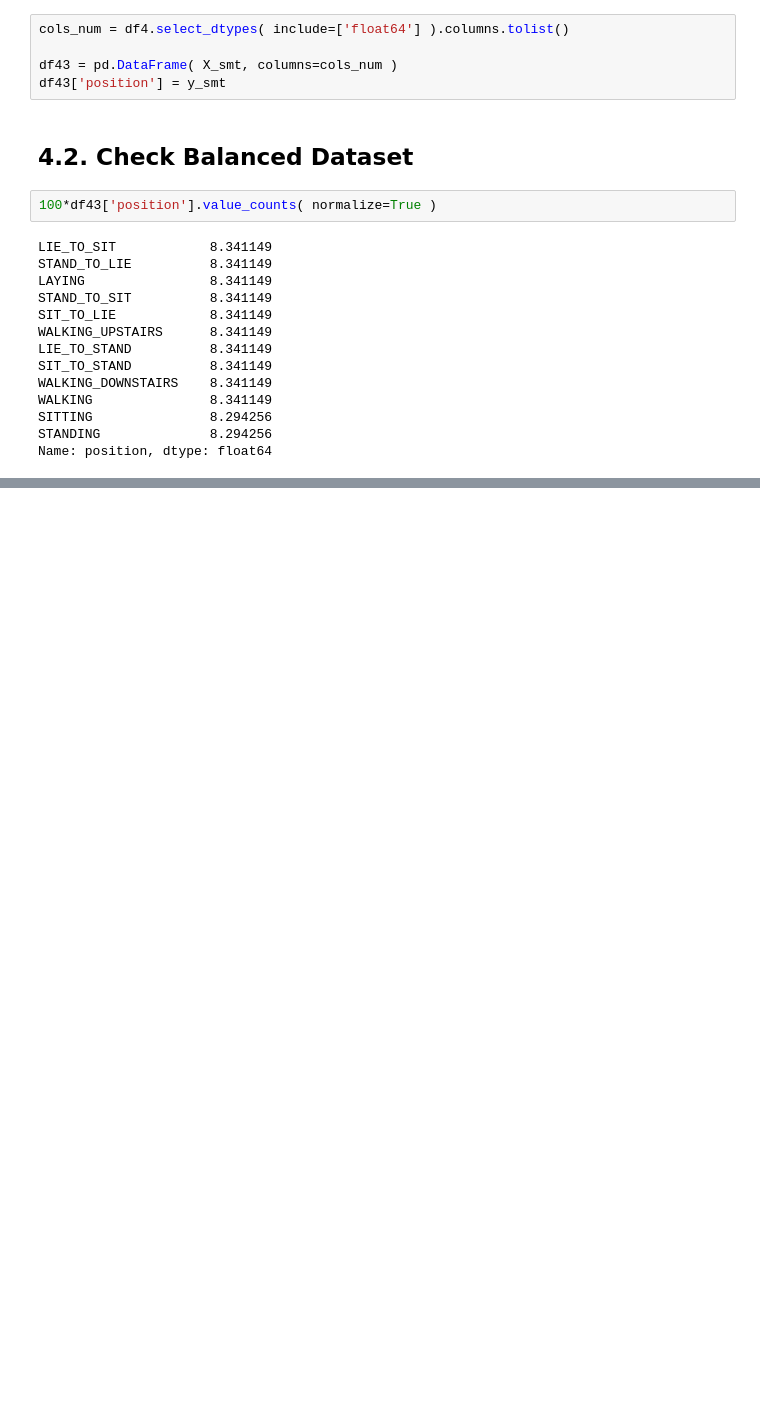
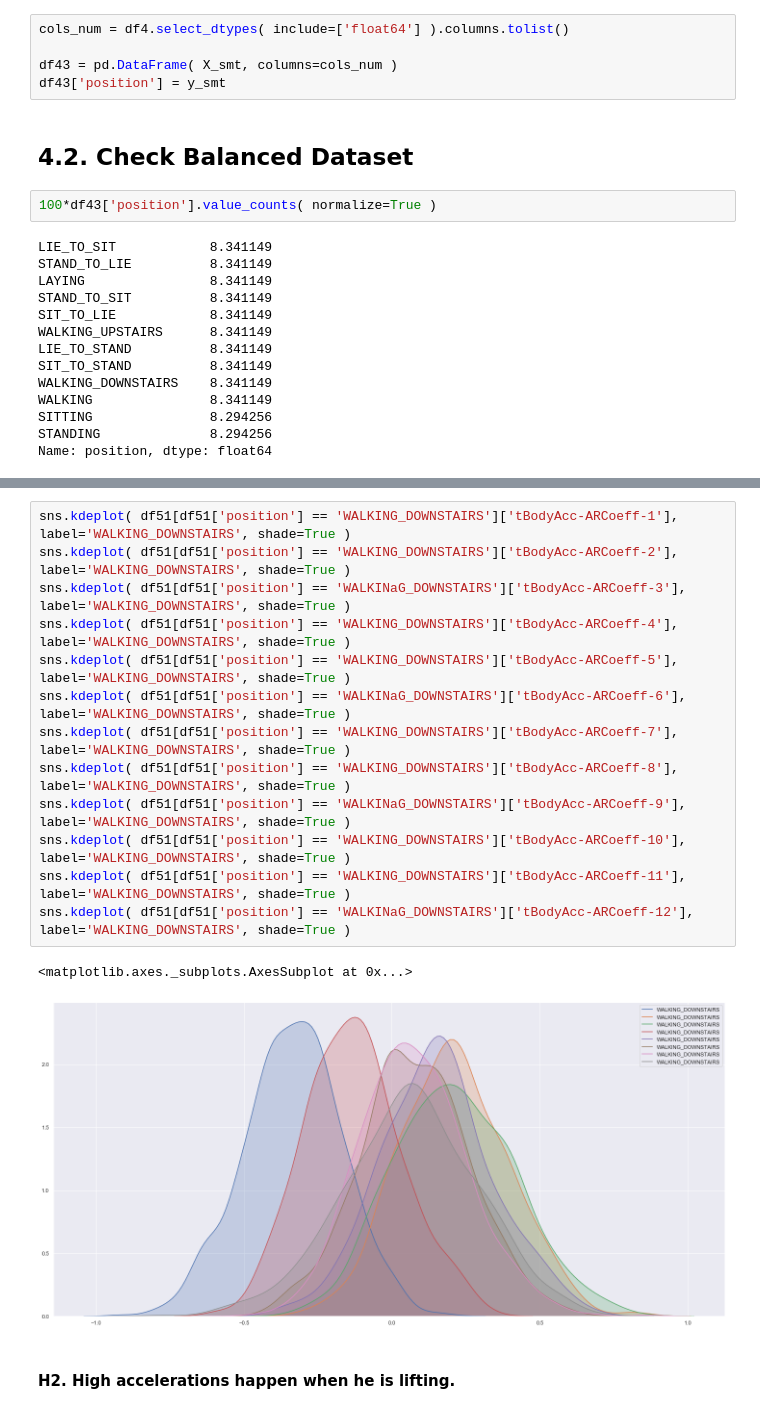
Before and after one commit to panambY/Human_Activity_Recognition, a Jupyter notebook: Human_Activity_Recognition.ipynb, the cells around one changed output, grey strips where cells are left out. Cells and saved outputs as stored; diff of their text form; blank space fills up the shorter version.

```diff
--- a/Human_Activity_Recognition.ipynb
+++ b/Human_Activity_Recognition.ipynb
@@ -350,0 +396,18 @@ Name: position, dtype: float64
+# %%
+sns.kdeplot( df51[df51['position'] == 'WALKING_DOWNSTAIRS']['tBodyAcc-ARCoeff-1'], label='WALKING_DOWNSTAIRS', shade=True )
+sns.kdeplot( df51[df51['position'] == 'WALKING_DOWNSTAIRS']['tBodyAcc-ARCoeff-2'], label='WALKING_DOWNSTAIRS', shade=True )
+sns.kdeplot( df51[df51['position'] == 'WALKINaG_DOWNSTAIRS']['tBodyAcc-ARCoeff-3'], label='WALKING_DOWNSTAIRS', shade=True )
+sns.kdeplot( df51[df51['position'] == 'WALKING_DOWNSTAIRS']['tBodyAcc-ARCoeff-4'], label='WALKING_DOWNSTAIRS', shade=True )
+sns.kdeplot( df51[df51['position'] == 'WALKING_DOWNSTAIRS']['tBodyAcc-ARCoeff-5'], label='WALKING_DOWNSTAIRS', shade=True )
+sns.kdeplot( df51[df51['position'] == 'WALKINaG_DOWNSTAIRS']['tBodyAcc-ARCoeff-6'], label='WALKING_DOWNSTAIRS', shade=True )
+sns.kdeplot( df51[df51['position'] == 'WALKING_DOWNSTAIRS']['tBodyAcc-ARCoeff-7'], label='WALKING_DOWNSTAIRS', shade=True )
+sns.kdeplot( df51[df51['position'] == 'WALKING_DOWNSTAIRS']['tBodyAcc-ARCoeff-8'], label='WALKING_DOWNSTAIRS', shade=True )
+sns.kdeplot( df51[df51['position'] == 'WALKINaG_DOWNSTAIRS']['tBodyAcc-ARCoeff-9'], label='WALKING_DOWNSTAIRS', shade=True )
+sns.kdeplot( df51[df51['position'] == 'WALKING_DOWNSTAIRS']['tBodyAcc-ARCoeff-10'], label='WALKING_DOWNSTAIRS', shade=True )
+sns.kdeplot( df51[df51['position'] == 'WALKING_DOWNSTAIRS']['tBodyAcc-ARCoeff-11'], label='WALKING_DOWNSTAIRS', shade=True )
+sns.kdeplot( df51[df51['position'] == 'WALKINaG_DOWNSTAIRS']['tBodyAcc-ARCoeff-12'], label='WALKING_DOWNSTAIRS', shade=True )
+# %% [output]
+<matplotlib.axes._subplots.AxesSubplot at 0x...>
+[figure, added]
+# %% [markdown]
+#### H2. High accelerations happen when he is lifting.
```
Also changed, not shown: parts of 17 cells of this notebook, 6 other files.
